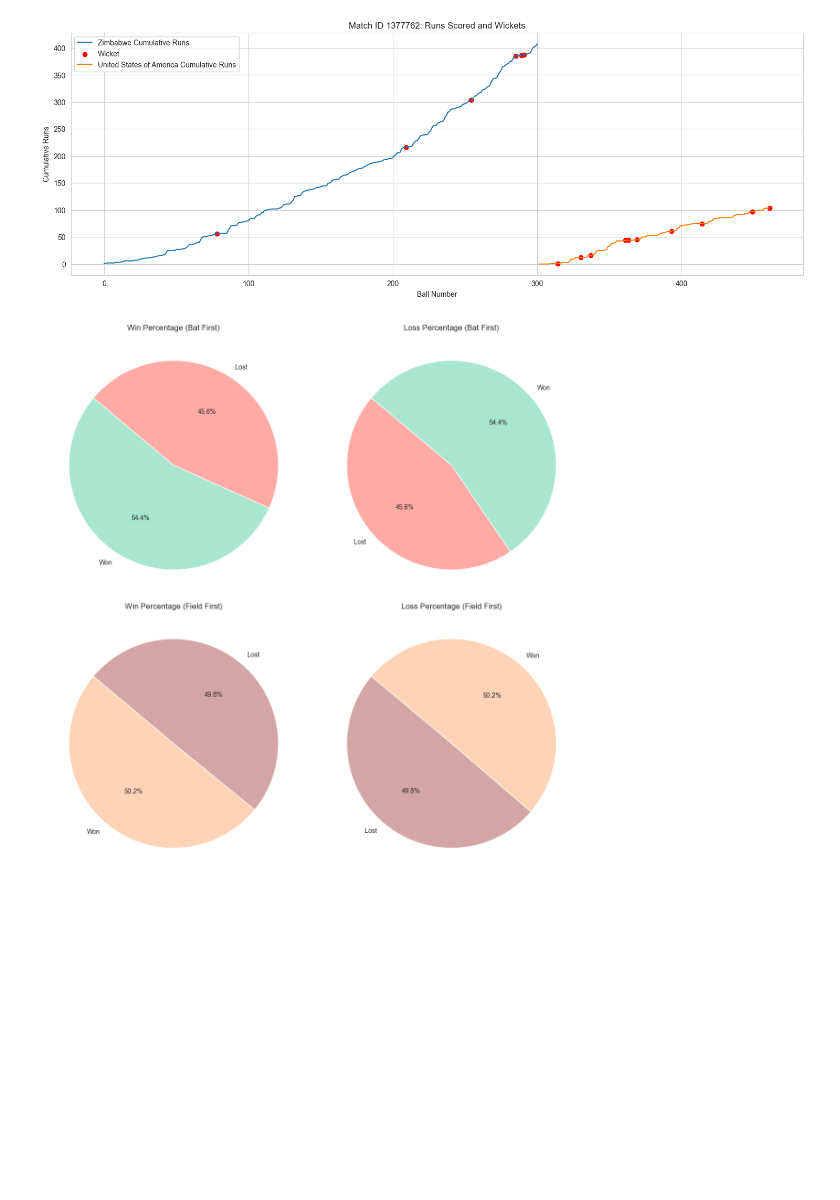
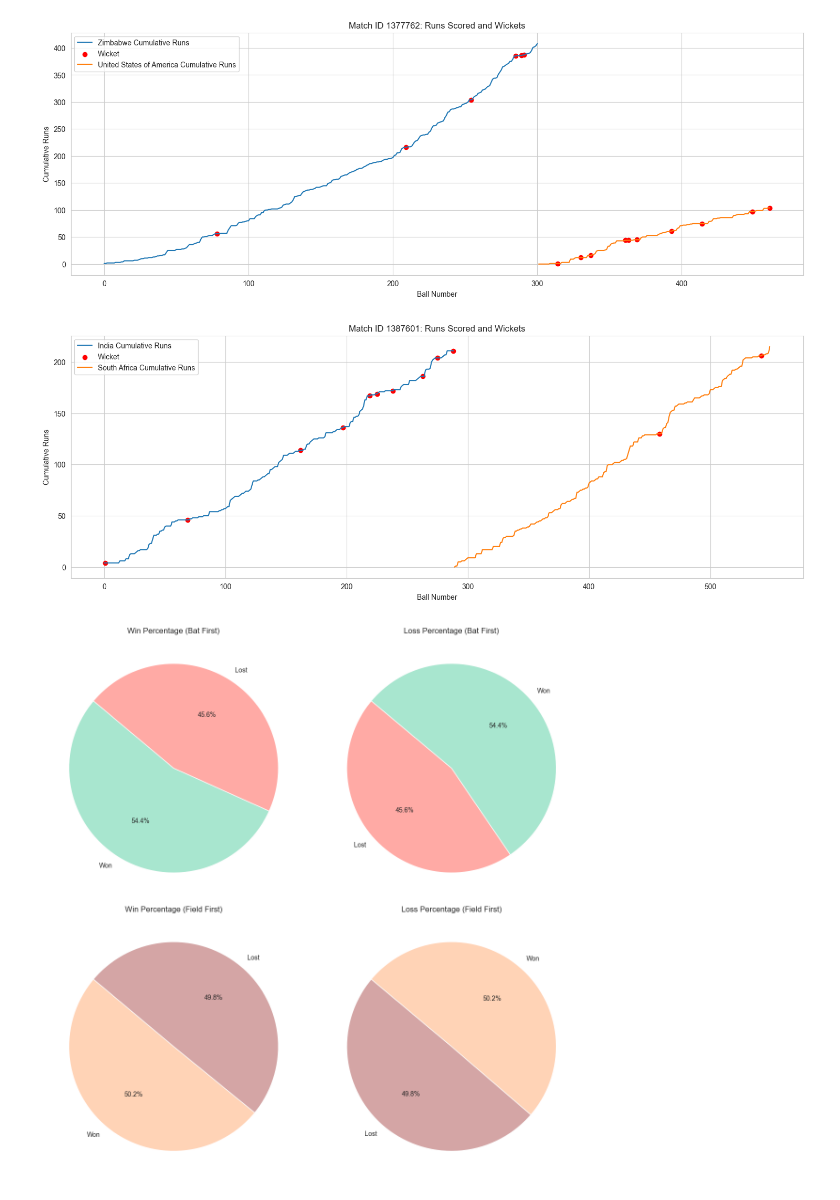
Before and after one commit to adimail/fantasy-sports-machine-learning, a Jupyter notebook: Data analysis.ipynb, the cells around one changed output. Cells and saved outputs as stored; diff of their text form; code cells hidden in the pictures; blank space fills up the shorter version.

```diff
--- a/Data analysis.ipynb
+++ b/Data analysis.ipynb
@@ -742,6 +881,10 @@ plot_match_runs_and_wickets(ids[2])
 plot_match_runs_and_wickets(ids[3])
 # %% [output]
 [figure]
+# %%
+plot_match_runs_and_wickets(1387601)
+# %% [output]
+[figure, added]
 # %%
 df_summary['toss_winner_won'] = df_summary['toss_winner'] == df_summary['outcome_winner']
 
```
Also changed, not shown: parts of 15 cells of this notebook.
